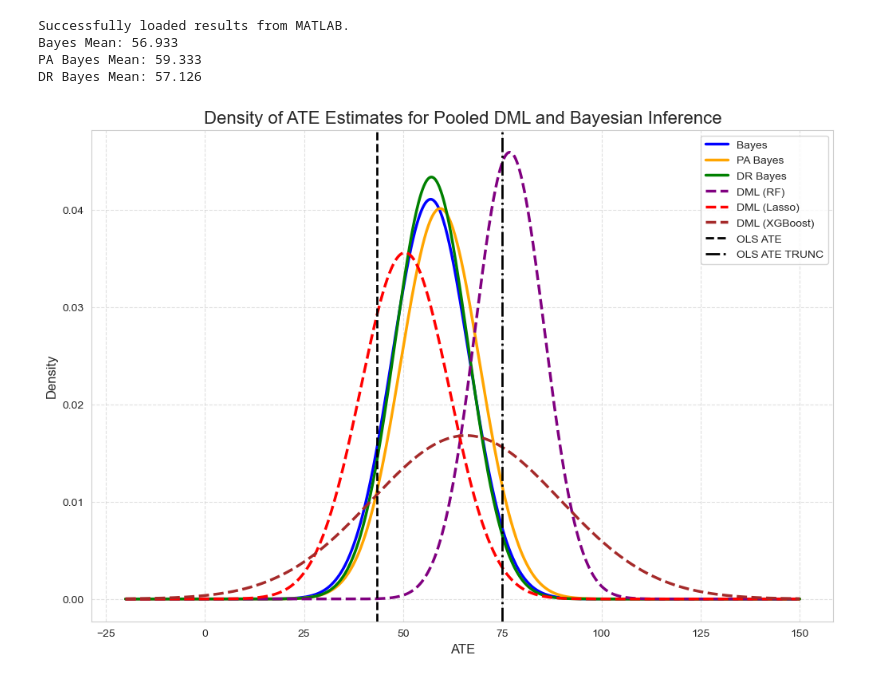
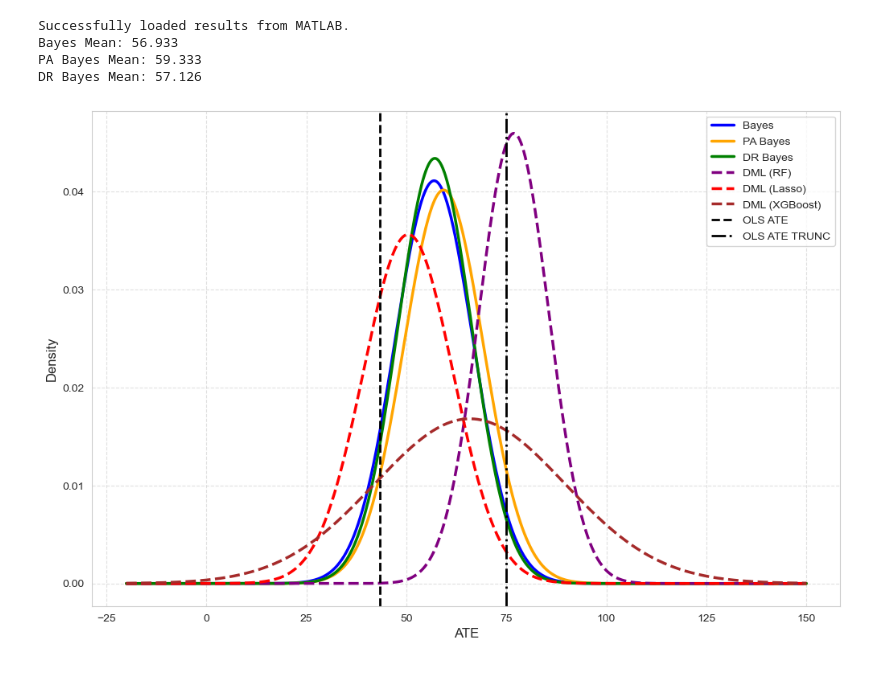
Before and after one commit to anntis/master_thesis, a Jupyter notebook: methods_plot.ipynb, the cells around one changed output. Saved outputs shown, nothing was run; the diff lists cells and outputs as text; code cells hidden in the pictures.

```diff
--- a/methods_plot.ipynb
+++ b/methods_plot.ipynb
@@ -99,26 +99,25 @@ pdf_dml_xgb = stats.norm.pdf(x_values, dml_ate_xgb, dml_std_xgb)
 # %%
 plt.figure(figsize=(12, 8))
 sns.set_style("whitegrid")
 
 # Bayesian distributions as density curves
 plt.plot(x_values, pdf_bayes, label='Bayes', color='blue', linewidth=2.5)
 plt.plot(x_values, pdf_pa_bayes, label='PA Bayes', color='orange', linewidth=2.5)
 plt.plot(x_values, pdf_dr_bayes, label='DR Bayes', color='green', linewidth=2.5)
 
 # DML distributions as density curves
 plt.plot(x_values, pdf_dml_rf, label='DML (RF)', color='purple', linestyle='--', linewidth=2.5)
 plt.plot(x_values, pdf_dml_lasso, label='DML (Lasso)', color='red', linestyle='--', linewidth=2.5)
 plt.plot(x_values, pdf_dml_xgb, label='DML (XGBoost)', color='brown', linestyle='--', linewidth=2.5)
 
 # OLS ATE estimate as a vertical dashed line
 plt.axvline(ate_or, color='black', linestyle='--', linewidth=2, label='OLS ATE')
 plt.axvline(ate_or_tr, color='black', linestyle='-.', linewidth=2, label='OLS ATE TRUNC')
 
-plt.title('Density of ATE Estimates for Pooled DML and Bayesian Inference', fontsize=16)
 plt.xlabel('ATE', fontsize=12)
 plt.ylabel('Density', fontsize=12)
 plt.legend(fontsize=10)
 plt.grid(True, linestyle='--', alpha=0.6)
 plt.show()
 # %% [output]
-[figure, old version]
+[figure, new version]
```
Also changed, not shown: 2 other files.
